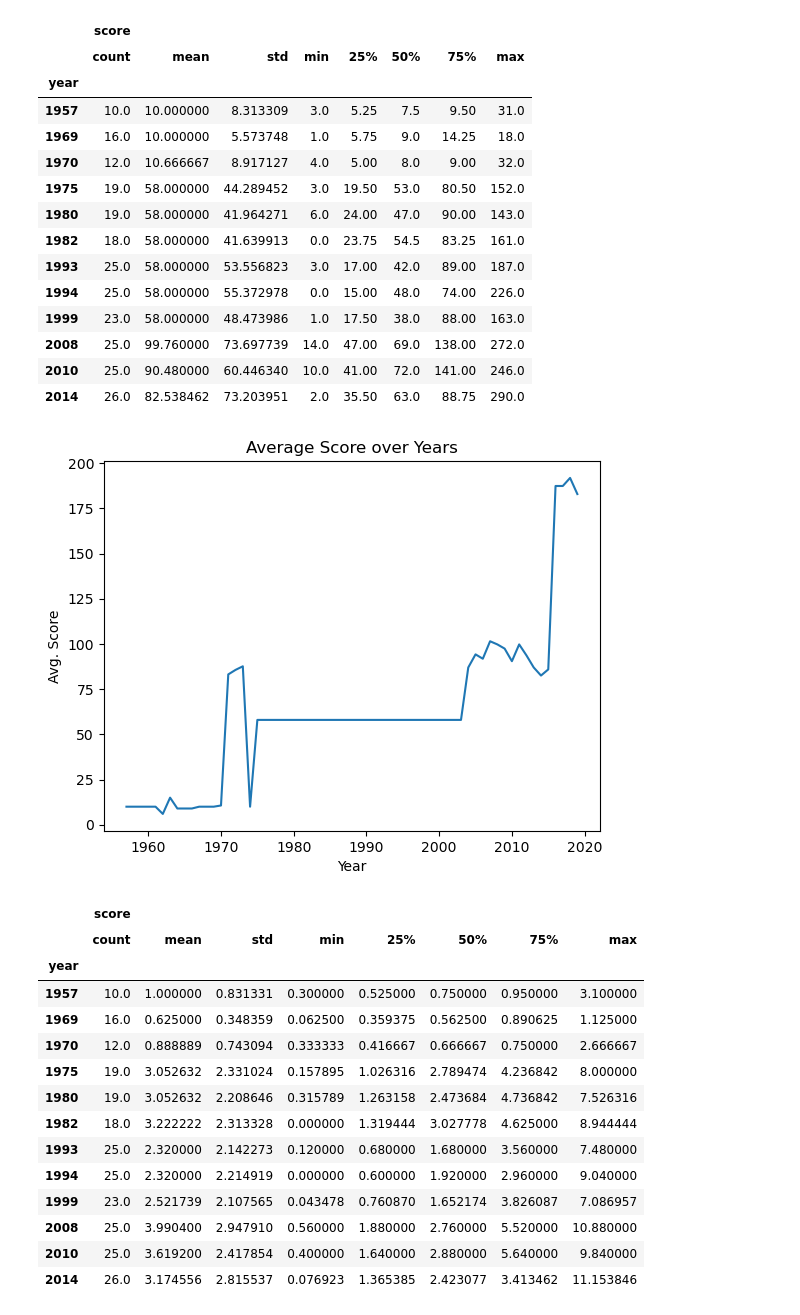
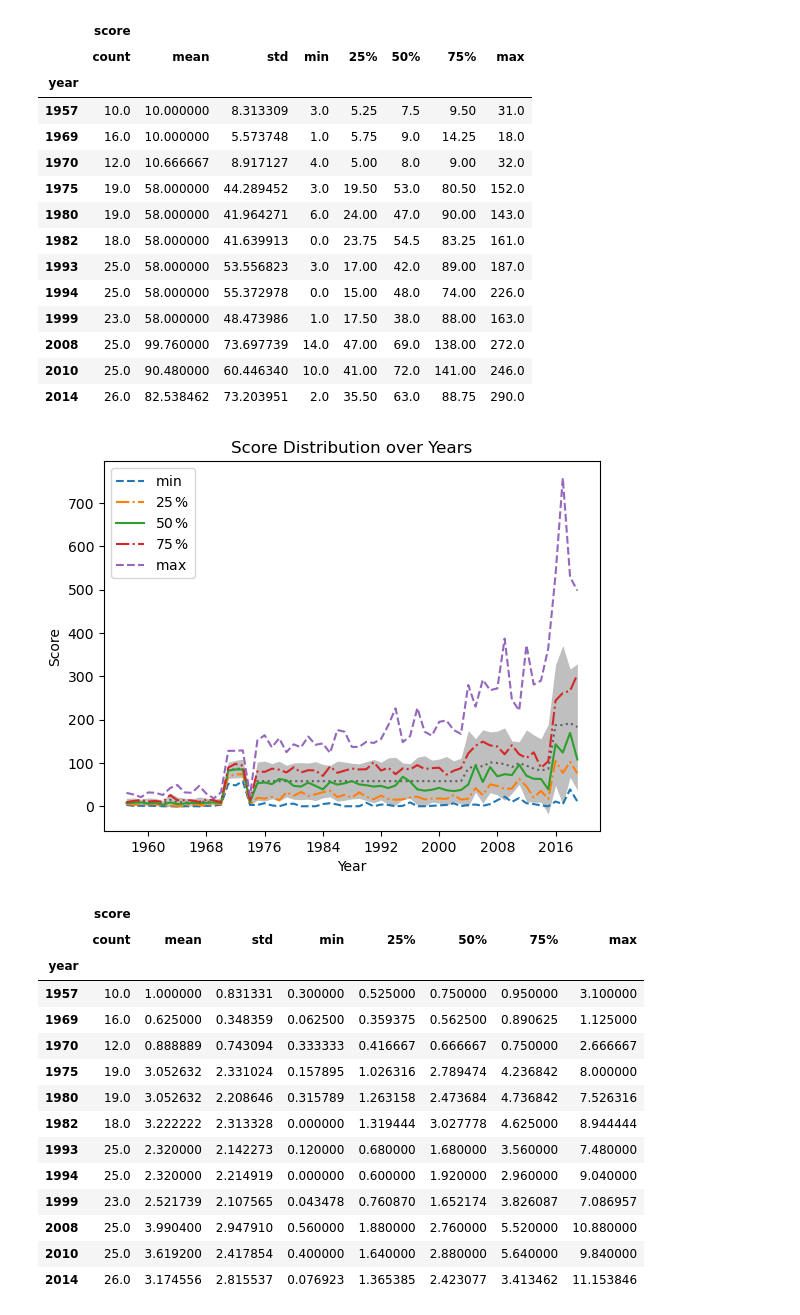
Before and after one commit to DavorPenzar/eurovision, a Jupyter notebook: Transform_Raw_Scores_Data.ipynb, the cells around one changed output. Cells and saved outputs as stored; diff of their text form; code cells hidden in the pictures.

```diff
--- a/Transform_Raw_Scores_Data.ipynb
+++ b/Transform_Raw_Scores_Data.ipynb
@@ -512,20 +536,69 @@ scores.sample(12, replace = False, random_state = 2020).sort_index()
 | 2008 | 25.0 | 99.760000 | 73.697739 | 14.0 | 47.00 | 69.0 | 138.00 | 272.0 |
 | 2010 | 25.0 | 90.480000 | 60.446340 | 10.0 | 41.00 | 72.0 | 141.00 | 246.0 |
 | 2014 | 26.0 | 82.538462 | 73.203951 | 2.0 | 35.50 | 63.0 | 88.75 | 290.0 |
-# %%
-ax = plt.gca()
-ax.plot(
-    scores.index,
-    scores[('score', 'mean')],
-    marker = 'None',
-    linestyle = '-'
-)
-ax.set_title('Average Score over Years')
-ax.set_xlabel('Year')
-ax.set_ylabel('Avg. Score')
-plt.show()
-# %% [output]
-[figure, removed]
+# %%
+ax = plt.gca()
+ax.fill_between(
+    scores.index,
+    scores[('score', 'mean')] + scores[('score', 'std')],
+    scores[('score', 'mean')] - scores[('score', 'std')],
+    color = 'black',
+    linestyle = 'None',
+    linewidth = 0,
+    alpha = 0.25
+)
+ax.plot(
+    scores.index,
+    scores[('score', 'mean')],
+    color = 'black',
+    marker = 'None',
+    linestyle = ':',
+    alpha = 0.5
+)
+ax.plot(
+    scores.index,
+    scores[('score', 'min')],
+    marker = 'None',
+    linestyle = '--',
+    label = r"$ {\min} $"
+)
+ax.plot(
+    scores.index,
+    scores[('score', '25%')],
+    marker = 'None',
+    linestyle = '-.',
+    label = "$ 25 \, \% $"
+)
+ax.plot(
+    scores.index,
+    scores[('score', '50%')],
+    marker = 'None',
+    linestyle = '-',
+    label = "$ 50 \, \% $"
+)
+ax.plot(
+    scores.index,
+    scores[('score', '75%')],
+    marker = 'None',
+    linestyle = '-.',
+    label = "$ 75 \, \% $"
+)
+ax.plot(
+    scores.index,
+    scores[('score', 'max')],
+    marker = 'None',
+    linestyle = '--',
+    label = r"$ {\max} $"
+)
+ax.legend(loc = 'upper left')
+ax.set_title('Score Distribution over Years')
+ax.xaxis.set_major_locator(ticker.MaxNLocator(integer = True))
+ax.yaxis.set_major_locator(ticker.MaxNLocator(integer = True))
+ax.set_xlabel('Year')
+ax.set_ylabel('Score')
+plt.show()
+# %% [output]
+[figure, added]
 # %%
 scores_by_count = df.loc[:, ['year', 'score']].groupby('year').apply(lambda x: x['score'] / x['score'].count()).to_frame().reset_index(level = 0).loc[:, ['year', 'score']].groupby('year').describe()
 scores_by_count.sample(12, replace = False, random_state = 2020).sort_index()
```
Also changed, not shown: parts of 27 cells of this notebook.
